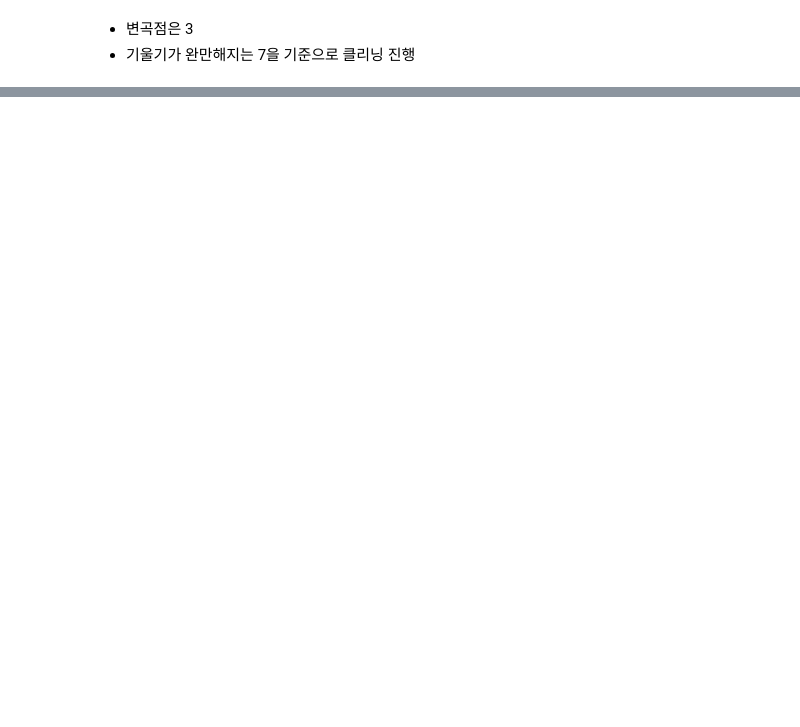
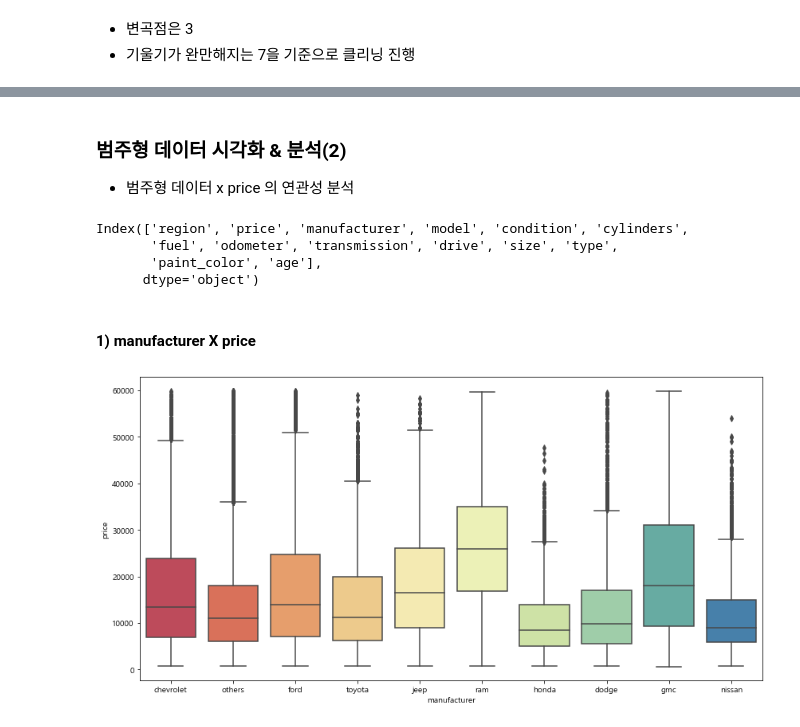
Before and after one commit to Kimgabe/Projects, a Jupyter notebook: Shadowing projects(필사)/[Kaggle_Used car price predict]/[kaggle] 중고자동차 가격 예측(feat. scrapping data).ipynb, the cells around one changed output, grey strips where cells are left out. Drawn from its saved outputs; the diff is of its cells as text; code cells hidden in the pictures; blank space fills up the shorter version.

```diff
--- a/Shadowing projects(필사)/[Kaggle_Used car price predict]/[kaggle] 중고자동차 가격 예측(feat. scrapping data).ipynb
+++ b/Shadowing projects(필사)/[Kaggle_Used car price predict]/[kaggle] 중고자동차 가격 예측(feat. scrapping data).ipynb
@@ -1008,0 +1054,3 @@ Name: paint_color, dtype: int64
+# %%
+# df에서 price 기준 대응되는 데이터의 범위를 재설정
+df = df[(p1 > df['price']) & (df['price'] > p2)]
@@ -1008,0 +1059,4 @@ Name: paint_color, dtype: int64
+# %%
+o1 = df['odometer'].quantile(0.99)
+o2 = df['odometer'].quantile(0.1)
+print(o1, o2)
@@ -1008,0 +1065,2 @@ Name: paint_color, dtype: int64
+# %%
+df = df[(o1 > df['odometer']) & (df['odometer'] > o2)]
@@ -1008,0 +1090,25 @@ Name: paint_color, dtype: int64
+# %% [markdown]
+### 범주형 데이터 시각화 & 분석(2)
+
+- 범주형 데이터 x price 의 연관성 분석
+# %%
+df.columns
+# %% [output]
+Index(['region', 'price', 'manufacturer', 'model', 'condition', 'cylinders',
+       'fuel', 'odometer', 'transmission', 'drive', 'size', 'type',
+       'paint_color', 'age'],
+      dtype='object')
+# %%
+# Boxplot 계열로 범주형 데이터를 시각화하여 분석하기
+
+# boxplot 그리는 함수생성
+def boxplot(x):
+    fig = plt.figure(figsize=(14, 7))
+    sns.boxplot(x=x, y='price', palette='Spectral', data=df);
+# %% [markdown]
+#### 1) manufacturer X price
+# %%
+# Boxplot 계열로 범주형 데이터를 시각화하여 분석하기
+boxplot('manufacturer')
+# %% [output]
+[figure, added]
```
Also changed, not shown: parts of 40 cells of this notebook.
